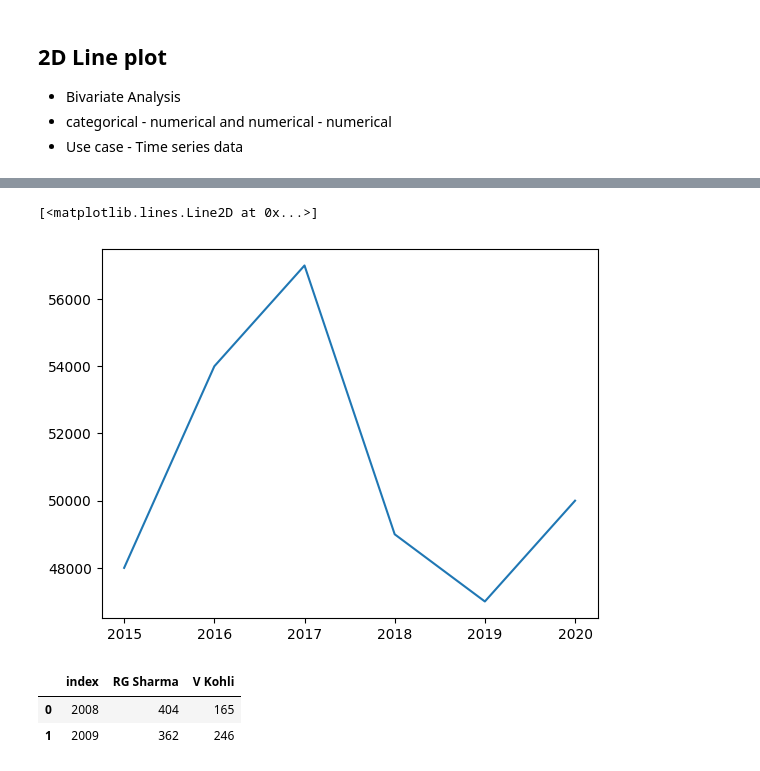
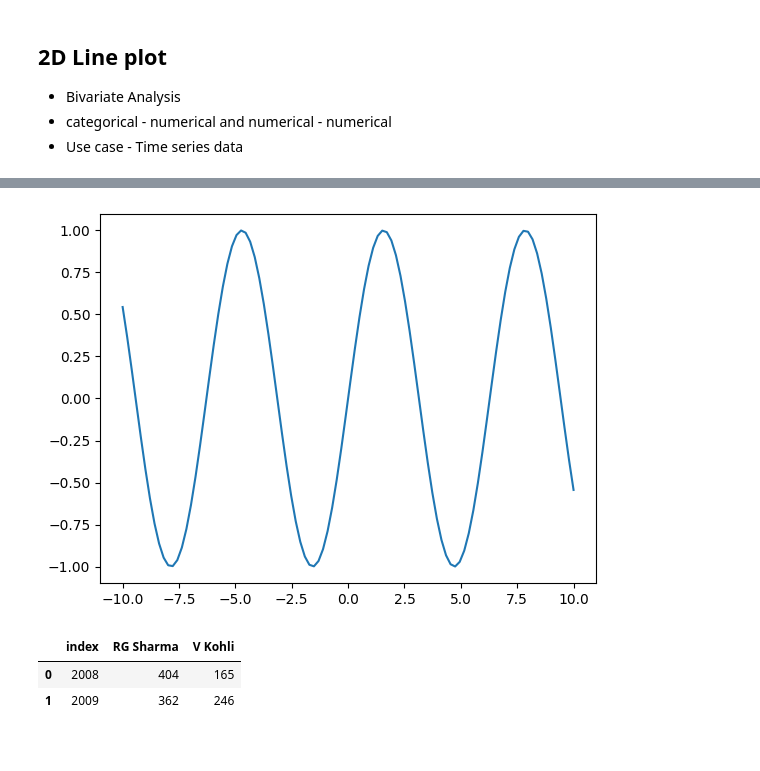
Before and after one commit to dilkushsingh/Data-Science, a Jupyter notebook: Matplotlib/Matplotlib.ipynb, the cells around one changed output, grey strips where cells are left out. Drawn from its saved outputs; the diff is of its cells as text; code cells hidden in the pictures.

```diff
--- a/Matplotlib/Matplotlib.ipynb
+++ b/Matplotlib/Matplotlib.ipynb
@@ -11,12 +16,11 @@ import seaborn as sns
 - Use case - Time series data
 # %% [markdown]
 ![image.png](embedded-picture-1)
-# %%
-price = [48000, 54000, 57000, 49000, 47000, 50000]
-year = [2015, 2016, 2017, 2018, 2019, 2020]
-
-plt.plot(year, price)
-# %% [output]
-[<matplotlib.lines.Line2D at 0x...>]
-[figure, removed]
+# %%
+x = np.linspace(-10, 10, 100)
+y = np.sin(x)
+plt.plot(x, y)
+plt.show()
+# %% [output]
+[figure, added]
 # %%
```
Also changed, not shown: parts of 19 cells of this notebook.
